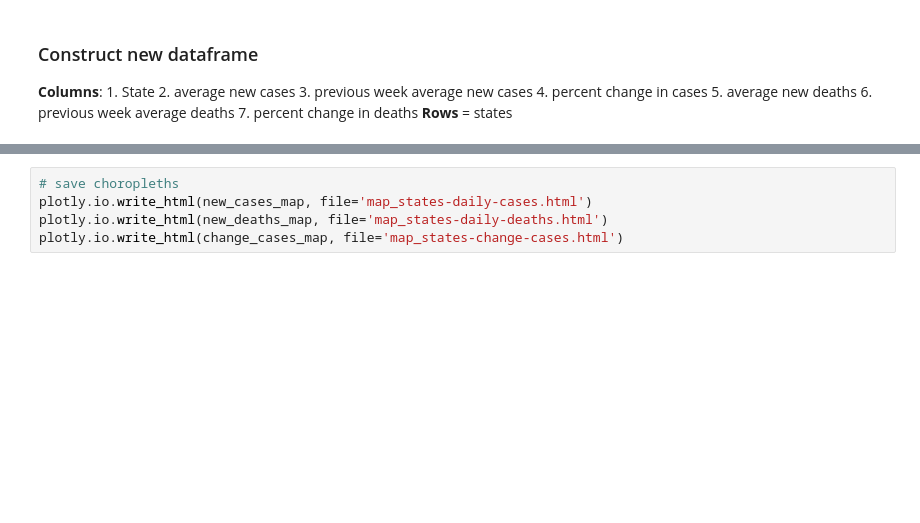
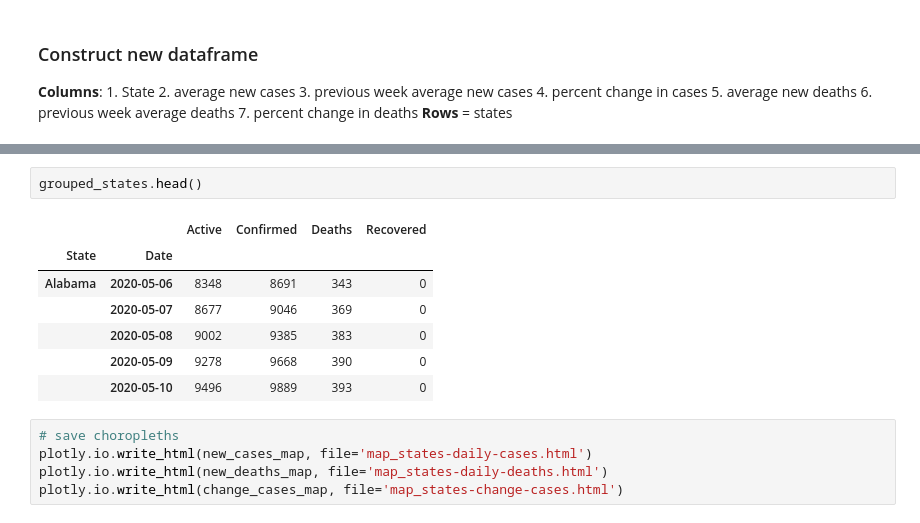
Before and after one commit to cppratt/COVID-19, a Jupyter notebook: COVID-19_US-states.ipynb, the cells around one changed output, grey strips where cells are left out. Drawn from its saved outputs; the diff is of its cells as text; blank space fills up the shorter version.

```diff
--- a/COVID-19_US-states.ipynb
+++ b/COVID-19_US-states.ipynb
@@ -642,3 +651,13 @@ new_deaths_map
+# %%
+grouped_states.head()
+# %% [output]
+|  |  | Active | Confirmed | Deaths | Recovered |
+| State | Date |  |  |  |  |
+| Alabama | 2020-05-06 | 8348 | 8691 | 343 | 0 |
+|  | 2020-05-07 | 8677 | 9046 | 369 | 0 |
+|  | 2020-05-08 | 9002 | 9385 | 383 | 0 |
+|  | 2020-05-09 | 9278 | 9668 | 390 | 0 |
+|  | 2020-05-10 | 9496 | 9889 | 393 | 0 |
 # %%
 # save choropleths
 plotly.io.write_html(new_cases_map, file='map_states-daily-cases.html')
```
Also changed, not shown: parts of 9 cells of this notebook, 11 other files.
